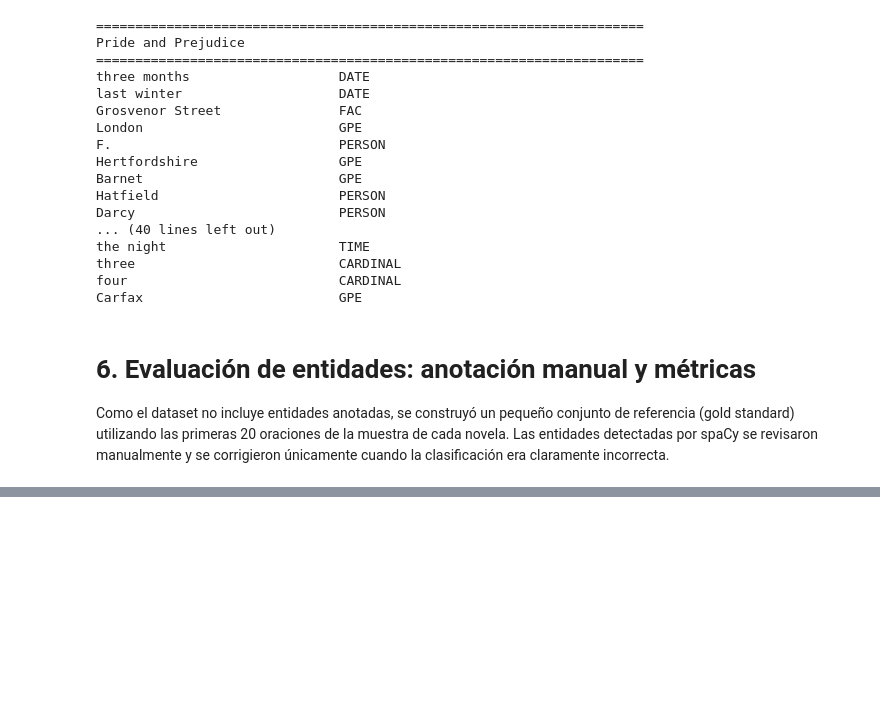
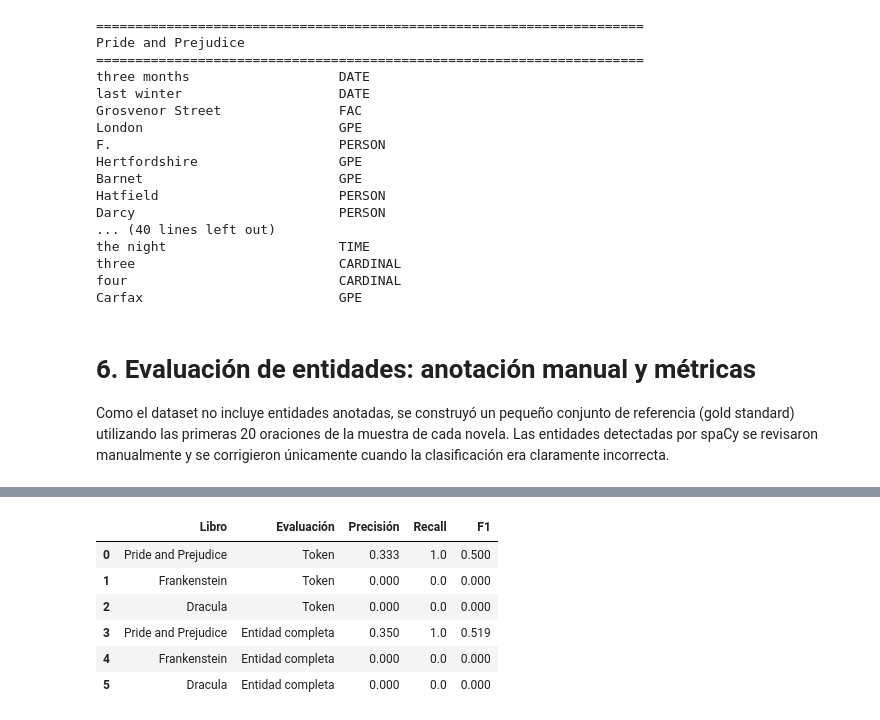
Before and after one commit to Cynthiss/NLP, a Jupyter notebook: Lab_6/Lab_6.ipynb, the cells around one changed output, grey strips where cells are left out. Drawn from its saved outputs; the diff is of its cells as text; code cells hidden in the pictures; blank space fills up the shorter version.

```diff
--- a/Lab_6/Lab_6.ipynb
+++ b/Lab_6/Lab_6.ipynb
@@ -1015,0 +1052,10 @@ token_results
+# %%
+# Extraer predicciones de spaCy como spans completos
+
+predicted_spans = {}
+
+for title, doc in evaluation_docs.items():
+    predicted_spans[title] = [
+        (ent.start_char, ent.end_char, ent.label_, ent.text)
+        for ent in doc.ents
+    ]
@@ -1015,0 +1102,20 @@ token_results
+# %%
+# Función para convertir spans de entidades a etiquetas por token
+
+def spans_to_token_labels(doc, spans):
+    labels = []
+
+    for token in doc:
+        if token.is_space:
+            continue
+
+        token_label = "O"
+
+        for start, end, label, text in spans:
+            if token.idx >= start and token.idx < end:
+                token_label = label
+                break
+
+        labels.append(token_label)
+
+    return labels
@@ -1015,0 +1178,17 @@ token_results
+# %%
+# Unir resultados de token y entidad completa
+
+final_eval_table = pd.concat(
+    [token_level_df, entity_level_df],
+    ignore_index=True
+)
+
+final_eval_table.round(3)
+# %% [output]
+|  | Libro | Evaluación | Precisión | Recall | F1 |
+| 0 | Pride and Prejudice | Token | 0.333 | 1.0 | 0.500 |
+| 1 | Frankenstein | Token | 0.000 | 0.0 | 0.000 |
+| 2 | Dracula | Token | 0.000 | 0.0 | 0.000 |
+| 3 | Pride and Prejudice | Entidad completa | 0.350 | 1.0 | 0.519 |
+| 4 | Frankenstein | Entidad completa | 0.000 | 0.0 | 0.000 |
+| 5 | Dracula | Entidad completa | 0.000 | 0.0 | 0.000 |
```
Also changed, not shown: parts of 8 cells of this notebook.
